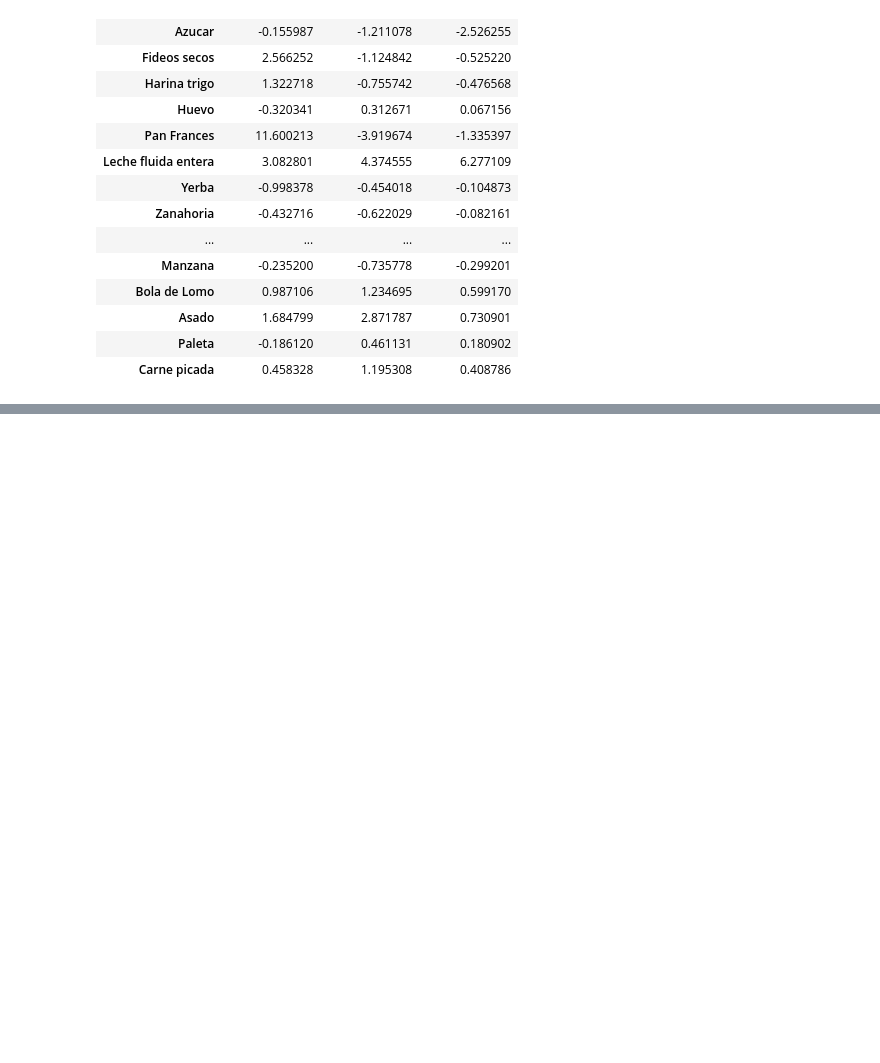
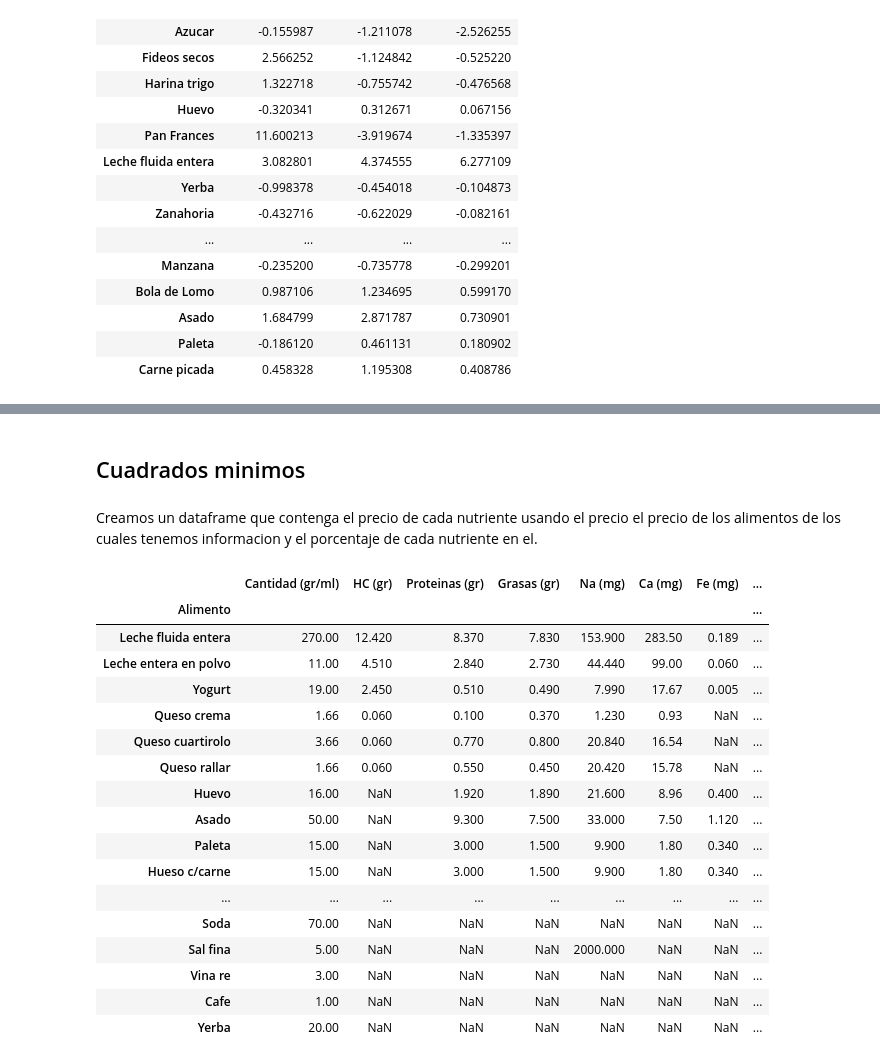
Before and after one commit to berardibautista/alc-2, a Jupyter notebook: ALC-TP2.ipynb, the cells around one changed output, grey strips where cells are left out. Saved outputs shown, nothing was run; the diff lists cells and outputs as text; code cells hidden in the pictures; blank space fills up the shorter version.

```diff
--- a/ALC-TP2.ipynb
+++ b/ALC-TP2.ipynb
@@ -254,0 +237,4 @@ plt.show()
+# %% [markdown]
+## Cuadrados minimos
+# %% [markdown]
+Creamos un dataframe que contenga el precio de cada nutriente usando el precio el precio de los alimentos de los cuales tenemos informacion y el porcentaje de cada nutriente en el.
@@ -254,0 +244,24 @@ plt.show()
+# %%
+#tabla_nutricional = tabla_nutricional.fillna(0)
+tabla_nutricional=tabla_nutricional.set_index('Alimento')
+# %%
+tabla_nutricional
+# %% [output]
+|  | Cantidad (gr/ml) | HC (gr) | Proteinas (gr) | Grasas (gr) | Na (mg) | Ca (mg) | Fe (mg) | ... |
+| Alimento |  |  |  |  |  |  |  | ... |
+| Leche fluida entera | 270.00 | 12.420 | 8.370 | 7.830 | 153.900 | 283.50 | 0.189 | ... |
+| Leche entera en polvo | 11.00 | 4.510 | 2.840 | 2.730 | 44.440 | 99.00 | 0.060 | ... |
+| Yogurt | 19.00 | 2.450 | 0.510 | 0.490 | 7.990 | 17.67 | 0.005 | ... |
+| Queso crema | 1.66 | 0.060 | 0.100 | 0.370 | 1.230 | 0.93 | NaN | ... |
+| Queso cuartirolo | 3.66 | 0.060 | 0.770 | 0.800 | 20.840 | 16.54 | NaN | ... |
+| Queso rallar | 1.66 | 0.060 | 0.550 | 0.450 | 20.420 | 15.78 | NaN | ... |
+| Huevo | 16.00 | NaN | 1.920 | 1.890 | 21.600 | 8.96 | 0.400 | ... |
+| Asado | 50.00 | NaN | 9.300 | 7.500 | 33.000 | 7.50 | 1.120 | ... |
+| Paleta | 15.00 | NaN | 3.000 | 1.500 | 9.900 | 1.80 | 0.340 | ... |
+| Hueso c/carne | 15.00 | NaN | 3.000 | 1.500 | 9.900 | 1.80 | 0.340 | ... |
+| ... | ... | ... | ... | ... | ... | ... | ... | ... |
+| Soda | 70.00 | NaN | NaN | NaN | NaN | NaN | NaN | ... |
+| Sal fina | 5.00 | NaN | NaN | NaN | 2000.000 | NaN | NaN | ... |
+| Vina re | 3.00 | NaN | NaN | NaN | NaN | NaN | NaN | ... |
+| Cafe | 1.00 | NaN | NaN | NaN | NaN | NaN | NaN | ... |
+| Yerba | 20.00 | NaN | NaN | NaN | NaN | NaN | NaN | ... |
```
Also changed, not shown: parts of 14 cells of this notebook.
